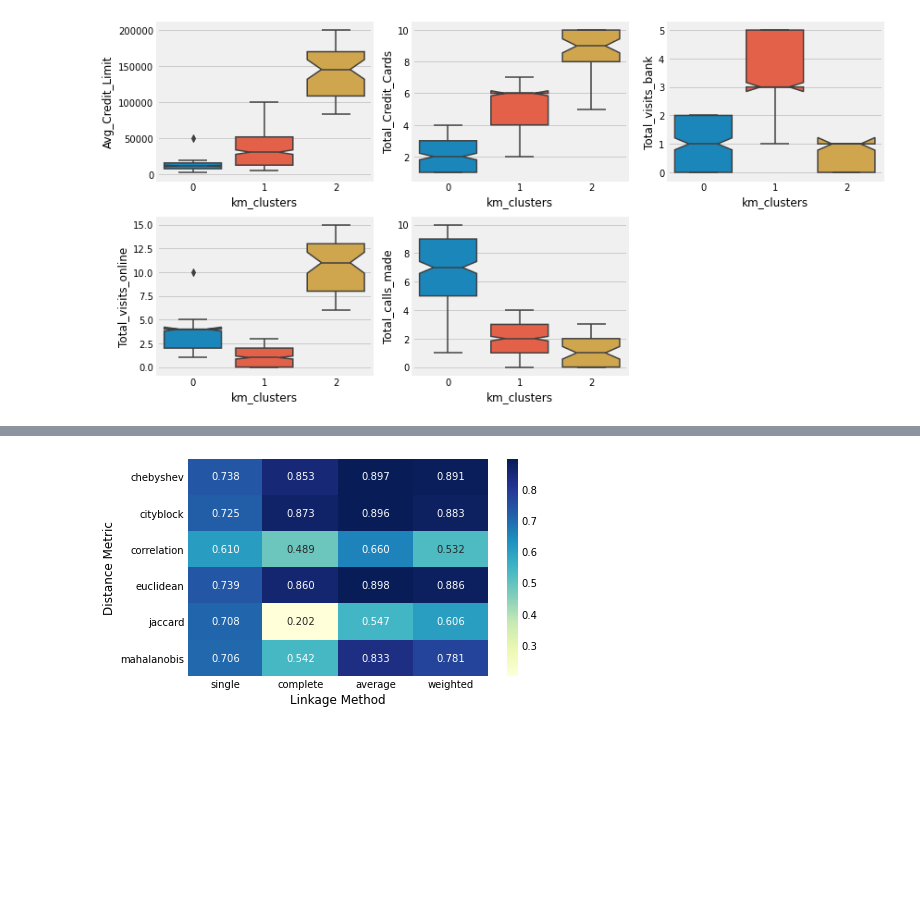
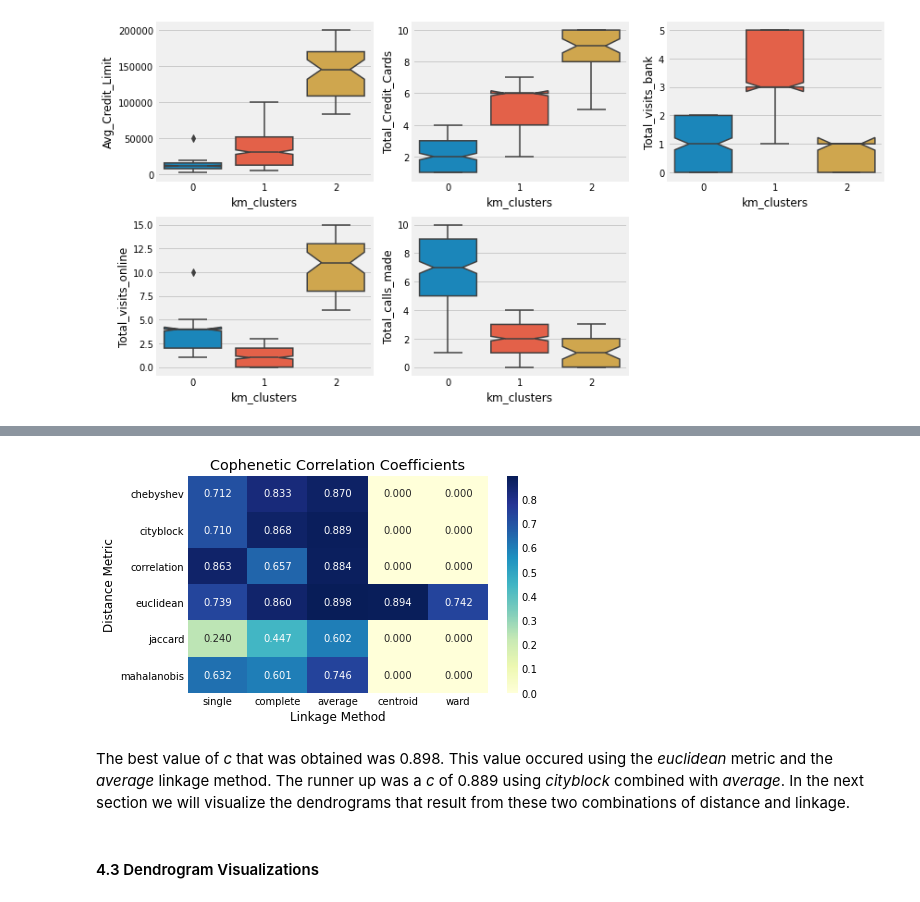
Before and after one commit to FractalMind81/AIML, a Jupyter notebook: Unsupervised Learning/Project 5.ipynb, the cells around one changed output, grey strips where cells are left out. Saved outputs shown, nothing was run; the diff lists cells and outputs as text; code cells hidden in the pictures; blank space fills up the shorter version.

```diff
--- a/Unsupervised Learning/Project 5.ipynb
+++ b/Unsupervised Learning/Project 5.ipynb
@@ -286,18 +355,26 @@ The K-Means has segmented the data well. We can see a clear separation between t
 # %%
-methods = ['single','complete', 'average', 'weighted']
+linkage_methods = ['single','complete', 'average', 'centroid', 'ward']
 metrics = ['chebyshev', 'cityblock', 'correlation','euclidean', 'jaccard', 'mahalanobis']
-coph_dists = np.zeros([4,6])
+coph_dists = np.zeros([5,6])
 
-for i, method in enumerate(methods):
+for i, method in enumerate(linkage_methods):
     for j, metric in enumerate(metrics):
-        Z = linkage(X, metric=metric, method=method)
-        coph, coph_mat = cophenet(Z , pdist(X))
-        coph_dists[i,j] = coph
+        try:
+            Z = linkage(X, metric=metric, method=method)
+            coph, coph_mat = cophenet(Z , pdist(X,metric=metric))
+            coph_dists[i,j] = coph
+        except: # the ward and centroid linkage methods are undefined for all the metrics above except the euclidean metric
+            coph_dists[i,j] = 0.0
 # %%
-coph_df = pd.DataFrame(coph_dists, index=methods, columns=metrics).T
+coph_df = pd.DataFrame(coph_dists, index=linkage_methods, columns=metrics).T
 sns.heatmap(coph_df,annot=True,  fmt=".3f", cmap="YlGnBu");
 plt.xlabel("Linkage Method");
 plt.ylabel("Distance Metric");
+plt.title("Cophenetic Correlation Coefficients");
 # %% [output]
-[figure, old version]
+[figure, new version]
+# %% [markdown]
+The best value of *c* that was obtained was 0.898. This value occured using the *euclidean* metric and the *average* linkage method. The runner up was a *c* of 0.889 using *cityblock* combined with *average*. In the next section we will visualize the dendrograms that result from these two combinations of distance and linkage.
+# %% [markdown]
+#### 4.3 Dendrogram Visualizations
 # %%
```
Also changed, not shown: parts of 38 cells of this notebook.
